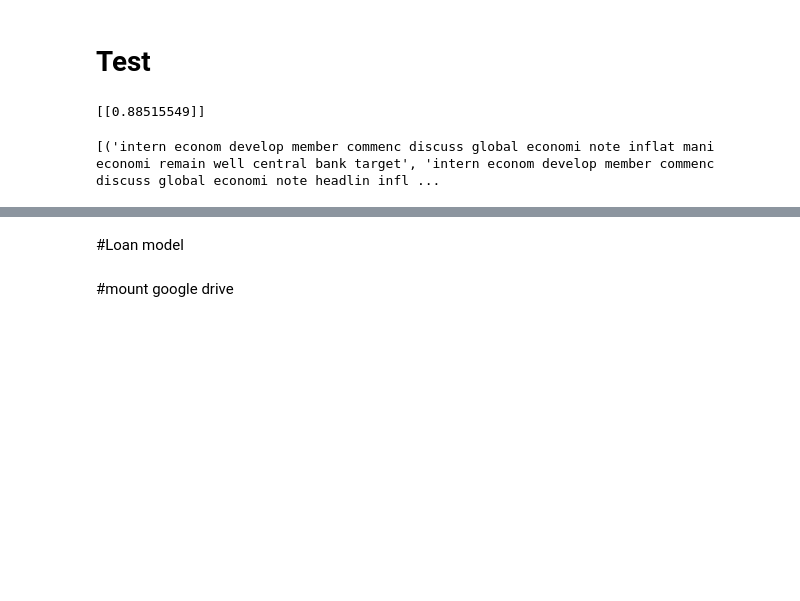
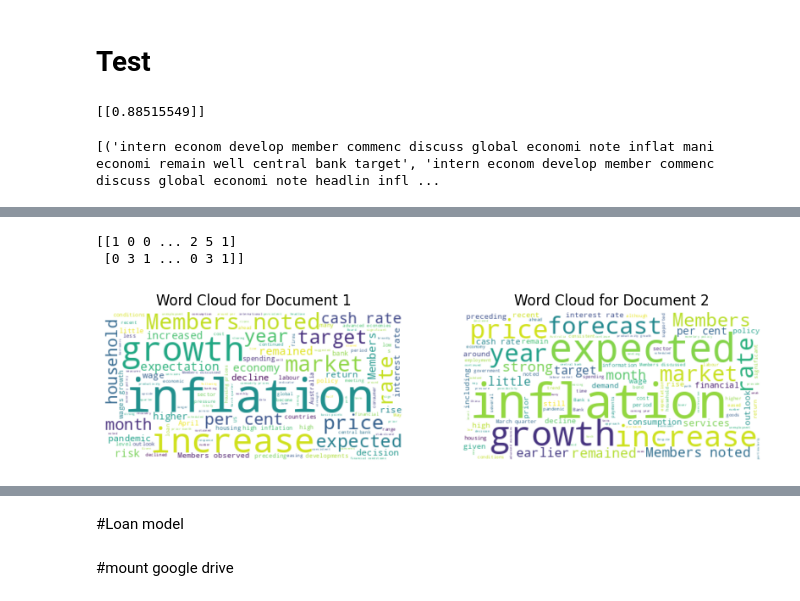
Before and after one commit to kanalive/notebooks, a Jupyter notebook: RBA_mins_sim_test.ipynb, the cells around one changed output, grey strips where cells are left out. Drawn from its saved outputs; the diff is of its cells as text; code cells hidden in the pictures; blank space fills up the shorter version.

```diff
--- a/RBA_mins_sim_test.ipynb
+++ b/RBA_mins_sim_test.ipynb
@@ -157,0 +160,36 @@ df
+# %%
+from sklearn.feature_extraction.text import CountVectorizer
+
+vectorizer = CountVectorizer()
+bag_of_words = vectorizer.fit_transform(contents)
+
+print(bag_of_words.toarray())
+
+# Checking the vocabulary
+#print(vectorizer.get_feature_names_out())
+# %% [output]
+[[1 0 0 ... 2 5 1]
+ [0 3 1 ... 0 3 1]]
+# %%
+# Create a WordCloud object for each document
+wordcloud1 = WordCloud(background_color="white").generate(contents[0])
+wordcloud2 = WordCloud(background_color="white").generate(contents[1])
+
+# Display the generated WordCloud images
+plt.figure(figsize=(10, 5))
+
+# For Document 1
+plt.subplot(1, 2, 1)
+plt.imshow(wordcloud1, interpolation='bilinear')
+plt.axis("off")
+plt.title("Word Cloud for Document 1")
+
+# For Document 2
+plt.subplot(1, 2, 2)
+plt.imshow(wordcloud2, interpolation='bilinear')
+plt.axis("off")
+plt.title("Word Cloud for Document 2")
+
+plt.show()
+# %% [output]
+[figure, added]
```
Also changed, not shown: parts of 7 cells of this notebook.
